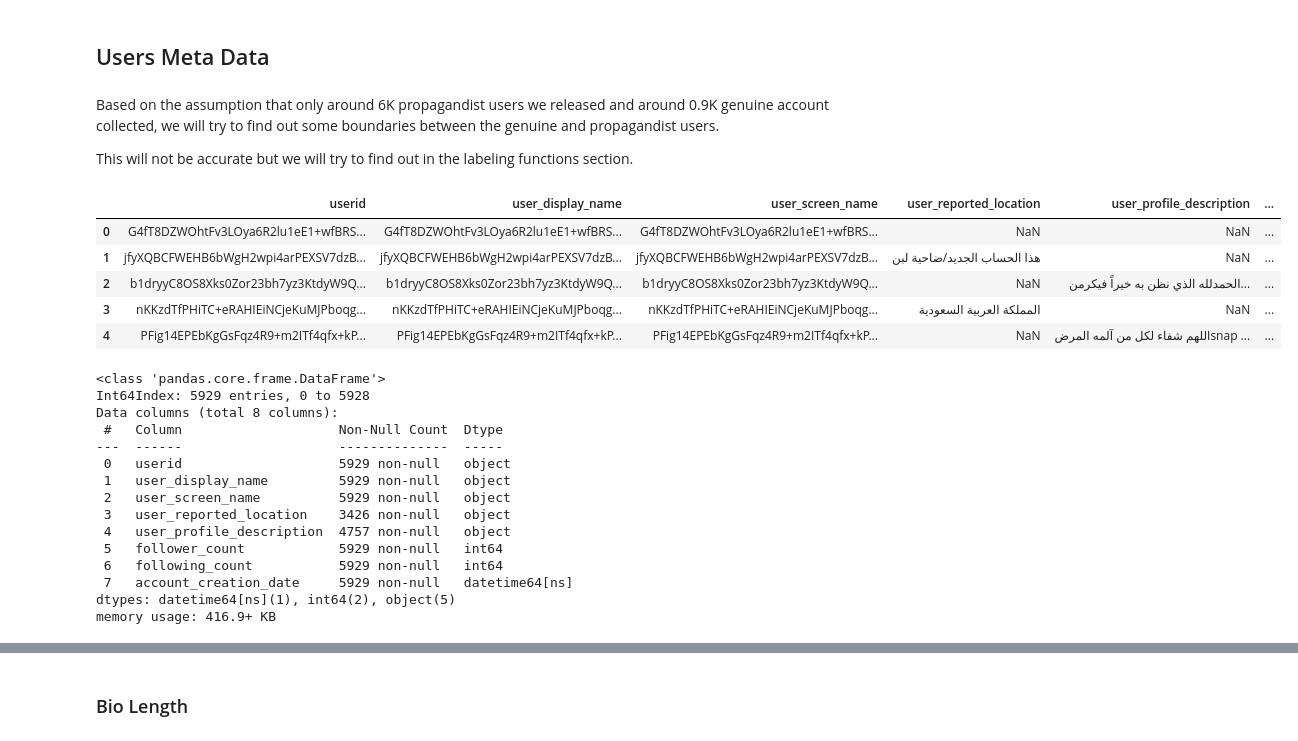
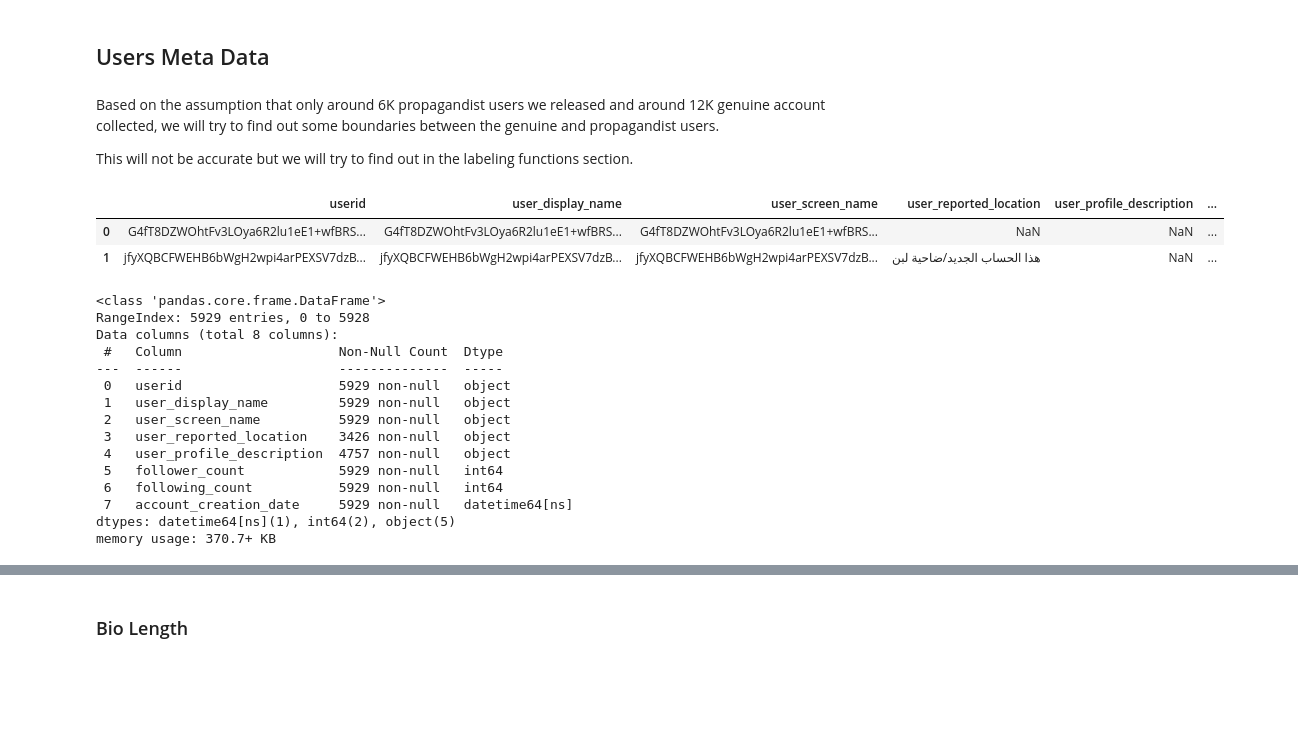
Before and after one commit to iSemantics-ai/Arabic-Propaganda-Detection, a Jupyter notebook: notebooks/lf_ideas_users.ipynb, the cells around one changed output, grey strips where cells are left out. Saved outputs shown, nothing was run; the diff lists cells and outputs as text; code cells hidden in the pictures; blank space fills up the shorter version.

```diff
--- a/notebooks/lf_ideas_users.ipynb
+++ b/notebooks/lf_ideas_users.ipynb
@@ -15,27 +20,26 @@ sns.set()
 # %% [markdown]
 ## Users Meta Data
 # %% [markdown]
-Based on the assumption that only around 6K propagandist users we released and around 0.9K genuine account collected, we will try to find out some boundaries between the genuine and propagandist users.
+Based on the assumption that only around 6K propagandist users we released and around 12K genuine account collected, we will try to find out some boundaries between the genuine and propagandist users.
 
 This will not be accurate but we will try to find out in the labeling functions section.
+# %%
+prop_users_data_path = "../data/raw/propaganda_users.csv"
+gen_users_data_paths = "../data/raw/collected_gen/*/*User*.csv"
 # %%
-prop_users = pd.read_csv('./quality/propaganda_users.csv',
-                         parse_dates=['account_creation_date'])
-prop_users = prop_users.drop_duplicates(subset=['userid'])
-prop_users = prop_users.drop(columns=['user_profile_url', 'account_language'])
-prop_users.head()
+prop_users = pd.read_csv(prop_users_data_path, parse_dates=["account_creation_date"])
+prop_users = prop_users.drop_duplicates(subset=["userid"])
+prop_users = prop_users.drop(columns=["user_profile_url", "account_language"])
+prop_users.head(2)
 # %% [output]
 |  | userid | user_display_name | user_screen_name | user_reported_location | user_profile_description | ... |
 | 0 | G4fT8DZWOhtFv3LOya6R2lu1eE1+wfBRS... | G4fT8DZWOhtFv3LOya6R2lu1eE1+wfBRS... | G4fT8DZWOhtFv3LOya6R2lu1eE1+wfBRS... | NaN | NaN | ... |
 | 1 | jfyXQBCFWEHB6bWgH2wpi4arPEXSV7dzB... | jfyXQBCFWEHB6bWgH2wpi4arPEXSV7dzB... | jfyXQBCFWEHB6bWgH2wpi4arPEXSV7dzB... | هذا الحساب الجديد/ضاحية لبن | NaN | ... |
-| 2 | b1dryyC8OS8Xks0Zor23bh7yz3KtdyW9Q... | b1dryyC8OS8Xks0Zor23bh7yz3KtdyW9Q... | b1dryyC8OS8Xks0Zor23bh7yz3KtdyW9Q... | NaN | الحمدلله الذي نظن به خيراً فيكرمن... | ... |
-| 3 | nKKzdTfPHiTC+eRAHIEiNCjeKuMJPboqg... | nKKzdTfPHiTC+eRAHIEiNCjeKuMJPboqg... | nKKzdTfPHiTC+eRAHIEiNCjeKuMJPboqg... | المملكة العربية السعودية | NaN | ... |
-| 4 | PFig14EPEbKgGsFqz4R9+m2ITf4qfx+kP... | PFig14EPEbKgGsFqz4R9+m2ITf4qfx+kP... | PFig14EPEbKgGsFqz4R9+m2ITf4qfx+kP... | NaN | اللهم شفاء لكل من آلمه المرضsnap ... | ... |
 # %%
 prop_users.info()
 # %% [output]
 <class 'pandas.core.frame.DataFrame'>
-Int64Index: 5929 entries, 0 to 5928
+RangeIndex: 5929 entries, 0 to 5928
 Data columns (total 8 columns):
  #   Column                    Non-Null Count  Dtype
 ---  ------                    --------------  -----
@@ -48,5 +52,5 @@ Data columns (total 8 columns):
  6   following_count           5929 non-null   int64
  7   account_creation_date     5929 non-null   datetime64[ns]
 dtypes: datetime64[ns](1), int64(2), object(5)
-memory usage: 416.9+ KB
+memory usage: 370.7+ KB
 # %%
```
Also changed, not shown: parts of 47 cells of this notebook.
